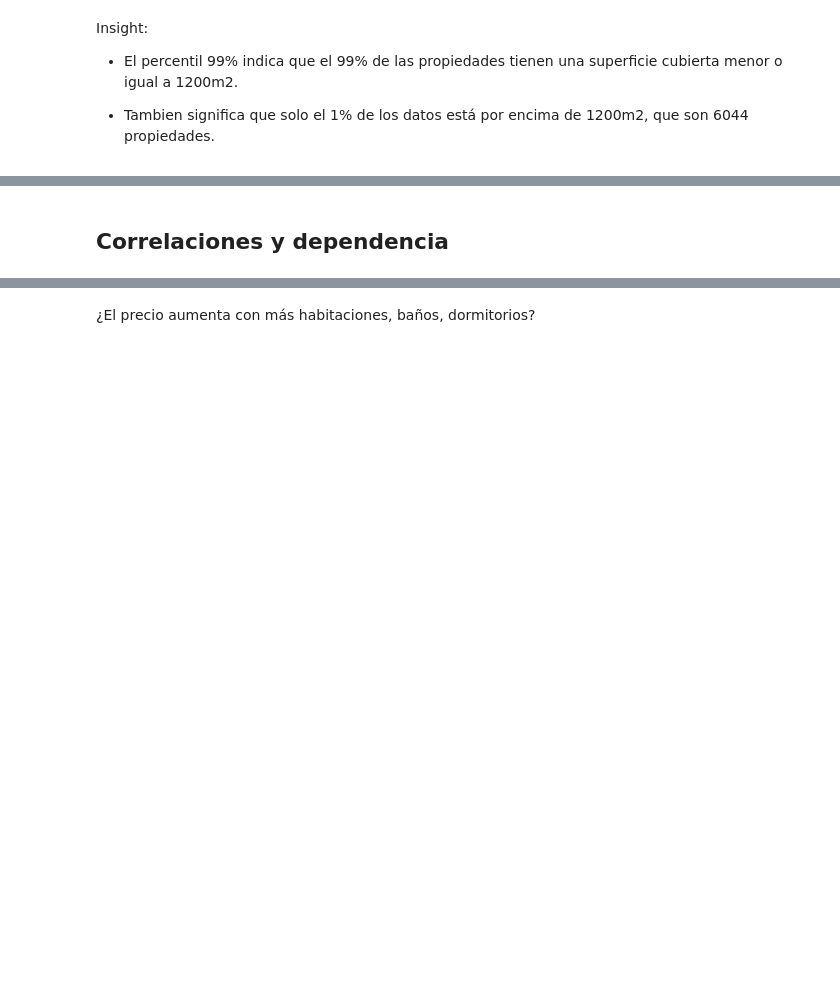
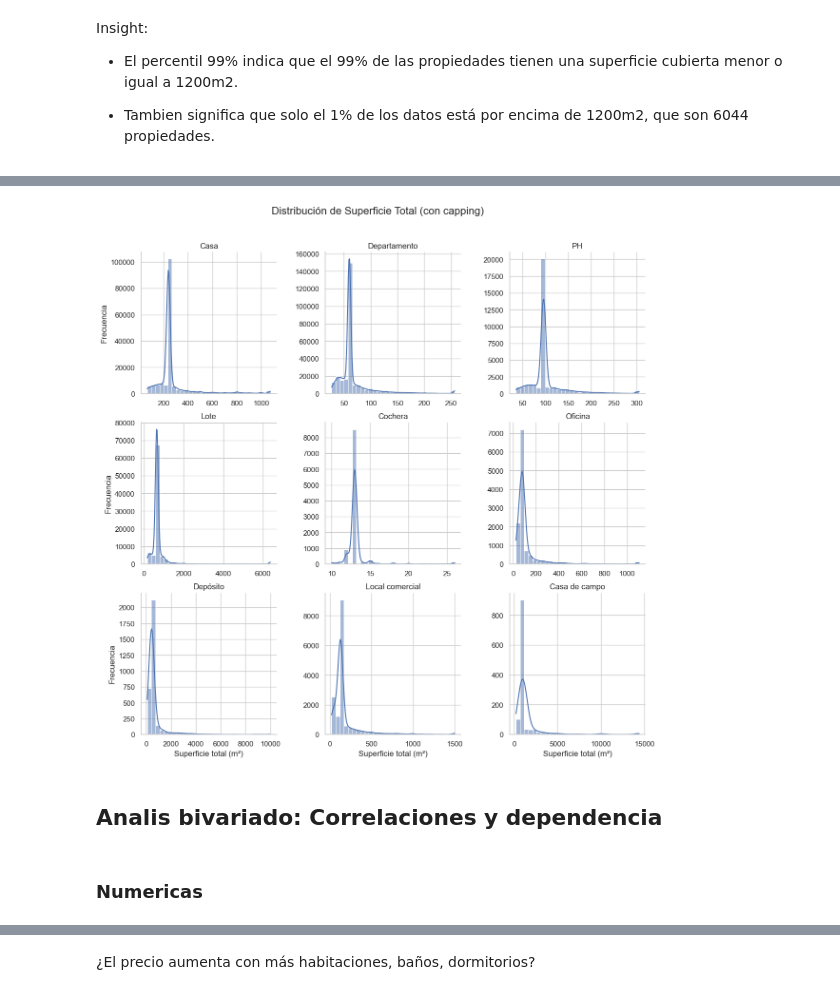
Before and after one commit to fabiola2024/Data_Science-II, a Jupyter notebook: 2_EDA & Visualización/EDA.ipynb, the cells around one changed output, grey strips where cells are left out. Cells and saved outputs as stored; diff of their text form; code cells hidden in the pictures; blank space fills up the shorter version.

```diff
--- a/2_EDA & Visualización/EDA.ipynb
+++ b/2_EDA & Visualización/EDA.ipynb
@@ -650,2 +743,38 @@ Name: count, dtype: int64
+# %%
+# Capping personalizado para Local Comercial y Depósito
+for prop_type, group in data_arg.groupby('property_type'):
+    if prop_type == 'Local comercial':
+        lower = group['surface_total'].quantile(0.01)
+        upper = group['surface_total'].quantile(0.995)  # 99.5%
+    elif prop_type == 'Depósito':
+        lower = group['surface_total'].quantile(0.01)
+        upper = group['surface_total'].quantile(0.999)  # 99.9%
+    else:
+        continue  # saltar otros tipos
+
+    idx = group.index
+    data_arg.loc[idx, 'surface_total_capped'] = data_arg.loc[idx, 'surface_total'].clip(lower=lower, upper=upper)
+# %%
+# Configurar estilo general
+sns.set(style="whitegrid")
+
+# Crear el FacetGrid por tipo de propiedad
+g = sns.FacetGrid(data_arg, col="property_type", col_wrap=3, height=4, sharex=False, sharey=False)
+
+# Graficar histogramas con KDE
+g.map(sns.histplot, "surface_total_capped", bins=30, kde=True, color="#4c72b0")
+
+# Etiquetas y formato
+g.set_titles("{col_name}")
+g.set_axis_labels("Superficie total (m²)", "Frecuencia")
+g.fig.subplots_adjust(top=0.9)
+g.fig.suptitle("Distribución de Superficie Total (con capping)", fontsize=16)
+
+# Mostrar
+plt.show()
+# %% [output]
+[figure, added]
 # %% [markdown]
-## Correlaciones y dependencia
+## Analis bivariado: Correlaciones y dependencia
+# %% [markdown]
+### Numericas
```
Also changed, not shown: parts of 71 cells of this notebook.
